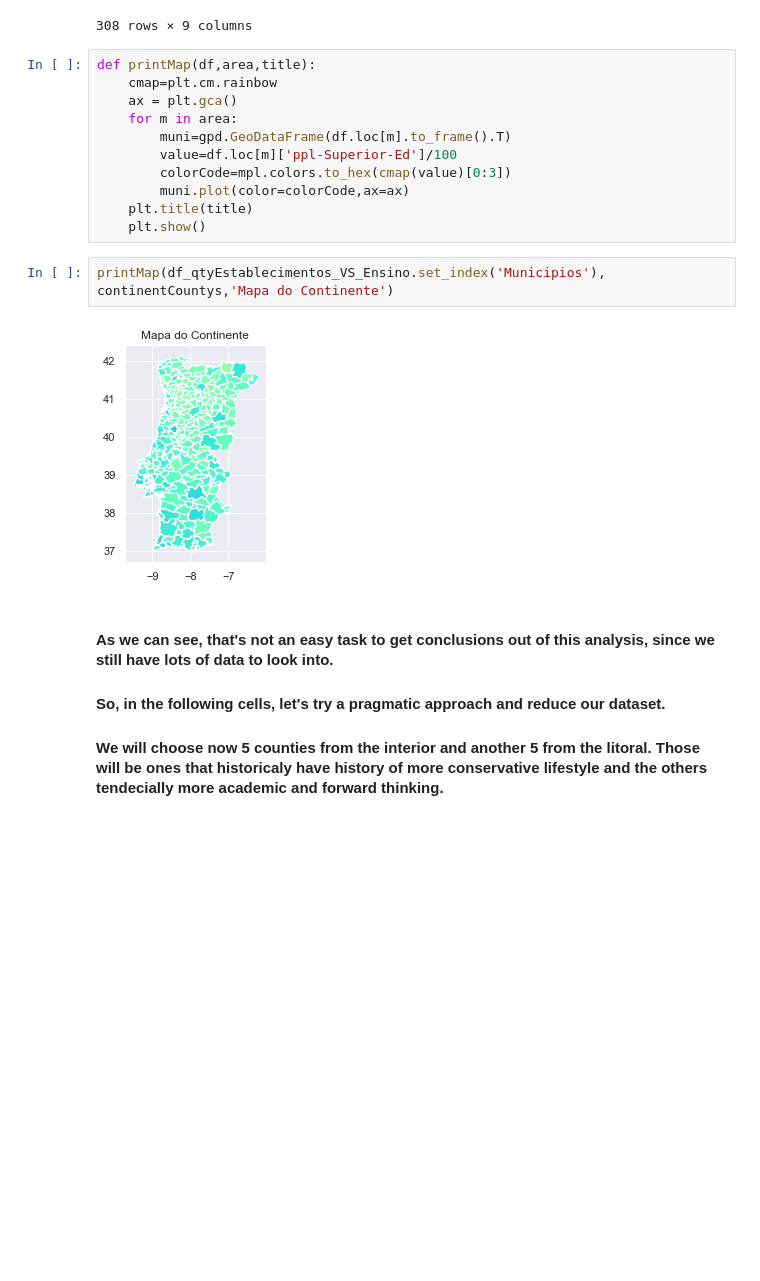
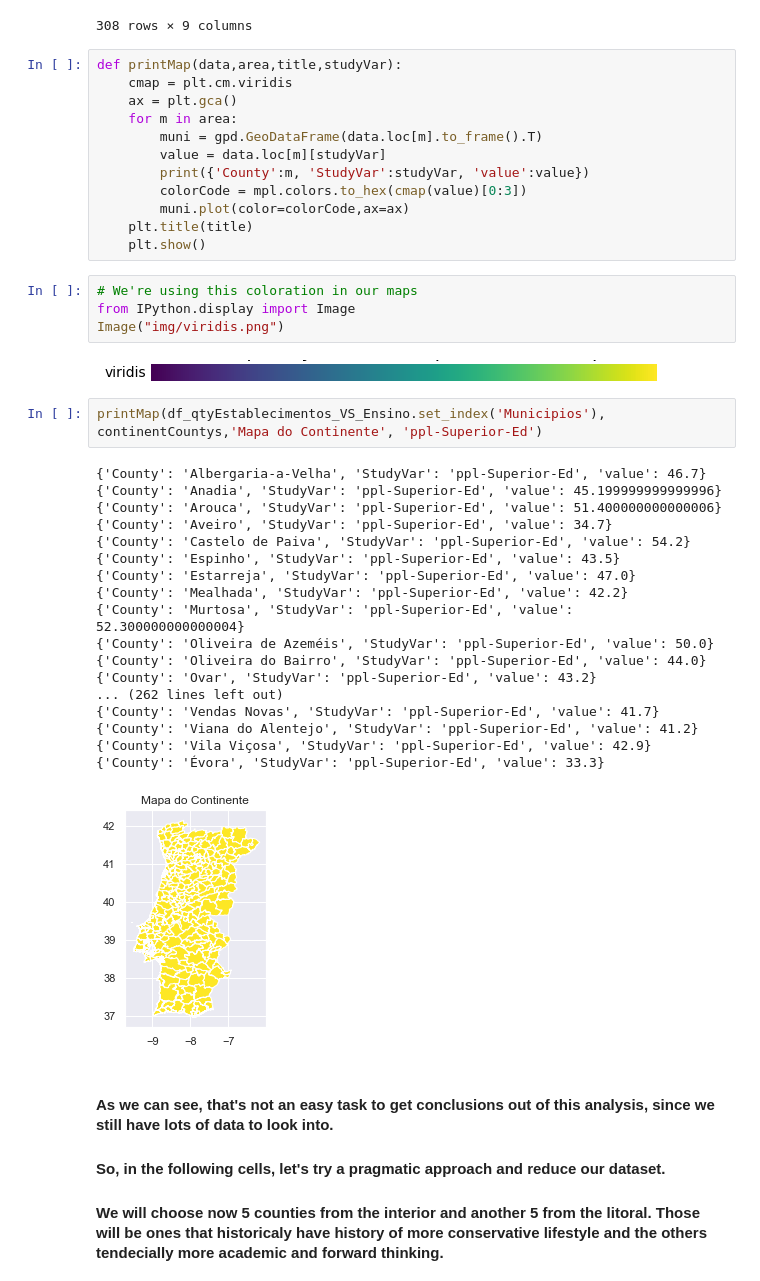
Before and after one commit to hjoaquim/psn-fs-js-hj, a Jupyter notebook: projeto-final.ipynb, the cells around one changed output. Cells and saved outputs as stored; diff of their text form; blank space fills up the shorter version.

```diff
--- a/projeto-final.ipynb
+++ b/projeto-final.ipynb
@@ -142,20 +143,44 @@ df_qtyEstablecimentos_VS_Ensino
 | 307 | Vouzela | 0 | 50.4 | 5 | 24.9 | 26 | 7.1 | ... |
 308 rows × 9 columns
 # %%
-def printMap(df,area,title):
-    cmap=plt.cm.rainbow
+def printMap(data,area,title,studyVar):
+    cmap = plt.cm.viridis
     ax = plt.gca()
     for m in area:
-        muni=gpd.GeoDataFrame(df.loc[m].to_frame().T)
-        value=df.loc[m]['ppl-Superior-Ed']/100
-        colorCode=mpl.colors.to_hex(cmap(value)[0:3])
+        muni = gpd.GeoDataFrame(data.loc[m].to_frame().T)
+        value = data.loc[m][studyVar]
+        print({'County':m, 'StudyVar':studyVar, 'value':value})
+        colorCode = mpl.colors.to_hex(cmap(value)[0:3])
         muni.plot(color=colorCode,ax=ax)
     plt.title(title)
     plt.show()
+# %%
+# We're using this coloration in our maps
+from IPython.display import Image
+Image("img/viridis.png")
+# %% [output]
+[figure, added]
 # %%
-printMap(df_qtyEstablecimentos_VS_Ensino.set_index('Municipios'), continentCountys,'Mapa do Continente')
+printMap(df_qtyEstablecimentos_VS_Ensino.set_index('Municipios'), continentCountys,'Mapa do Continente', 'ppl-Superior-Ed')
 # %% [output]
+{'County': 'Albergaria-a-Velha', 'StudyVar': 'ppl-Superior-Ed', 'value': 46.7}
+{'County': 'Anadia', 'StudyVar': 'ppl-Superior-Ed', 'value': 45.199999999999996}
+{'County': 'Arouca', 'StudyVar': 'ppl-Superior-Ed', 'value': 51.400000000000006}
+{'County': 'Aveiro', 'StudyVar': 'ppl-Superior-Ed', 'value': 34.7}
+{'County': 'Castelo de Paiva', 'StudyVar': 'ppl-Superior-Ed', 'value': 54.2}
+{'County': 'Espinho', 'StudyVar': 'ppl-Superior-Ed', 'value': 43.5}
+{'County': 'Estarreja', 'StudyVar': 'ppl-Superior-Ed', 'value': 47.0}
+{'County': 'Mealhada', 'StudyVar': 'ppl-Superior-Ed', 'value': 42.2}
+{'County': 'Murtosa', 'StudyVar': 'ppl-Superior-Ed', 'value': 52.300000000000004}
+{'County': 'Oliveira de Azeméis', 'StudyVar': 'ppl-Superior-Ed', 'value': 50.0}
+{'County': 'Oliveira do Bairro', 'StudyVar': 'ppl-Superior-Ed', 'value': 44.0}
+{'County': 'Ovar', 'StudyVar': 'ppl-Superior-Ed', 'value': 43.2}
+... (262 lines left out)
+{'County': 'Vendas Novas', 'StudyVar': 'ppl-Superior-Ed', 'value': 41.7}
+{'County': 'Viana do Alentejo', 'StudyVar': 'ppl-Superior-Ed', 'value': 41.2}
+{'County': 'Vila Viçosa', 'StudyVar': 'ppl-Superior-Ed', 'value': 42.9}
+{'County': 'Évora', 'StudyVar': 'ppl-Superior-Ed', 'value': 33.3}
-[figure, old version]
+[figure, new version]
 # %% [markdown]
 #### As we can see, that's not an easy task to get conclusions out of this analysis, since we still have lots of data to look into.
 #### So, in the following cells, let's try a pragmatic approach and reduce our dataset.
```
Also changed, not shown: parts of 19 cells of this notebook.
